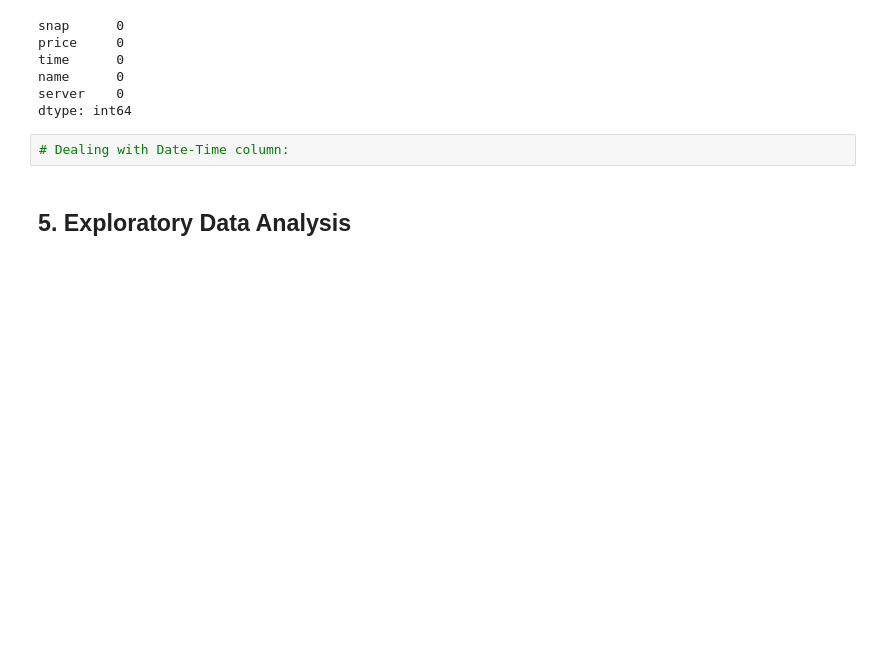
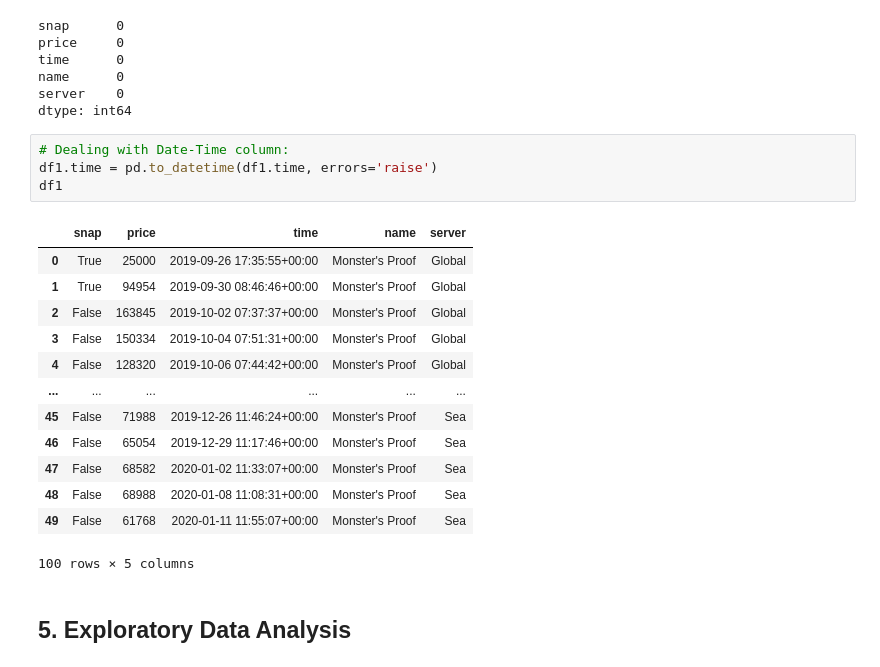
Before and after one commit to algakovic/ROMobile-MarketPrice-Timeseries-Analysis, a Jupyter notebook: SandboxROMExchangeAPI.ipynb, the cells around one changed output. Drawn from its saved outputs; the diff is of its cells as text; blank space fills up the shorter version.

Commit message:
clean datetime column with pd.to_datetime

```diff
--- a/SandboxROMExchangeAPI.ipynb
+++ b/SandboxROMExchangeAPI.ipynb
@@ -133,6 +133,22 @@ server    0
 dtype: int64
 # %%
 # Dealing with Date-Time column:
+df1.time = pd.to_datetime(df1.time, errors='raise')
+df1
+# %% [output]
+|  | snap | price | time | name | server |
+| 0 | True | 25000 | 2019-09-26 17:35:55+00:00 | Monster's Proof | Global |
+| 1 | True | 94954 | 2019-09-30 08:46:46+00:00 | Monster's Proof | Global |
+| 2 | False | 163845 | 2019-10-02 07:37:37+00:00 | Monster's Proof | Global |
+| 3 | False | 150334 | 2019-10-04 07:51:31+00:00 | Monster's Proof | Global |
+| 4 | False | 128320 | 2019-10-06 07:44:42+00:00 | Monster's Proof | Global |
+| ... | ... | ... | ... | ... | ... |
+| 45 | False | 71988 | 2019-12-26 11:46:24+00:00 | Monster's Proof | Sea |
+| 46 | False | 65054 | 2019-12-29 11:17:46+00:00 | Monster's Proof | Sea |
+| 47 | False | 68582 | 2020-01-02 11:33:07+00:00 | Monster's Proof | Sea |
+| 48 | False | 68988 | 2020-01-08 11:08:31+00:00 | Monster's Proof | Sea |
+| 49 | False | 61768 | 2020-01-11 11:55:07+00:00 | Monster's Proof | Sea |
+100 rows × 5 columns
 # %% [markdown]
 ## 5. Exploratory Data Analysis
 # %%
```
